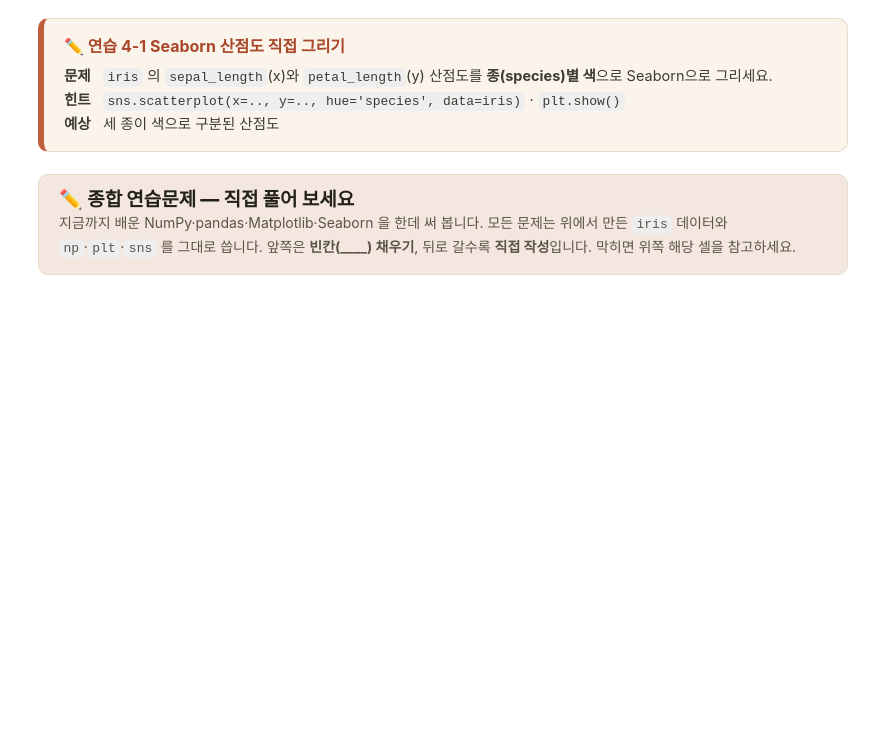
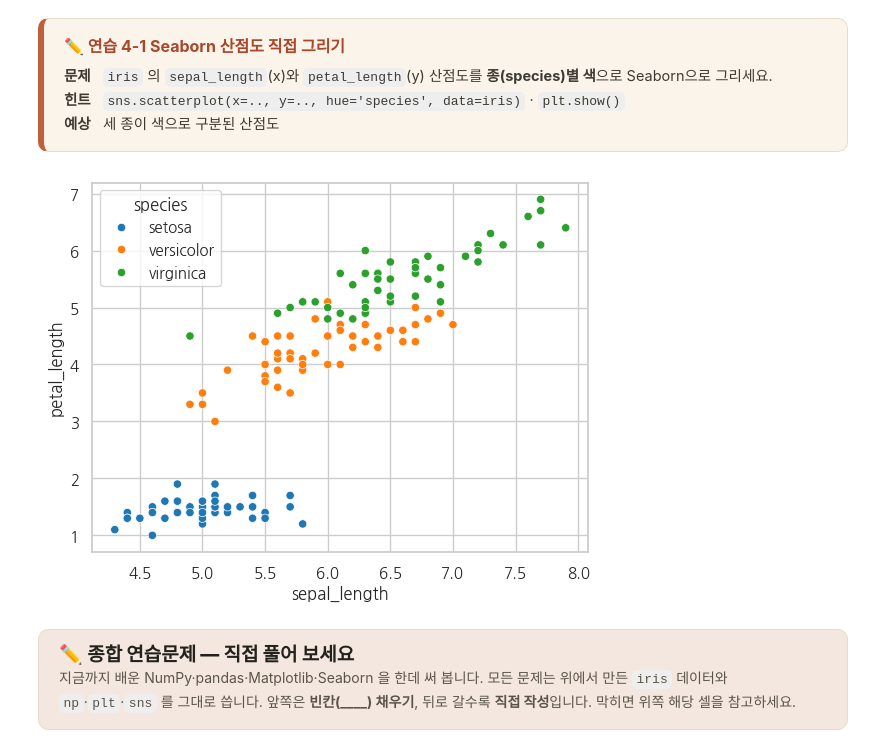
Before and after one commit to mspar0624/numpy, a Jupyter notebook: session-4-data-analysis/s4-01-넘파이판다스시각화-실습.ipynb, the cells around one changed output. Saved outputs shown, nothing was run; the diff lists cells and outputs as text; code cells hidden in the pictures; blank space fills up the shorter version.

```diff
--- a/session-4-data-analysis/s4-01-넘파이판다스시각화-실습.ipynb
+++ b/session-4-data-analysis/s4-01-넘파이판다스시각화-실습.ipynb
@@ -1095,6 +1162,10 @@ plt.show()
 # %%
 # ✏️ 연습 4-1 — 직접 작성 (종별 색 산점도)
 # 여기에 코드를 작성하세요 (sns.scatterplot 사용, hue='species', 이후 plt.show())
+sns.scatterplot(x='sepal_length', y='petal_length', hue='species', data=iris)
+plt.show()
+# %% [output]
+[figure, added]
 # %% [markdown]
 <div style="margin:20px 0 4px;padding:14px 20px;border-radius:10px;background:#F4E7DF;border:1px solid #E7DCC6;">
 <span style="font-size:19px;font-weight:800;color:#23211C;">✏️ 종합 연습문제 — 직접 풀어 보세요</span><br>
```
Also changed, not shown: parts of 16 cells of this notebook.
